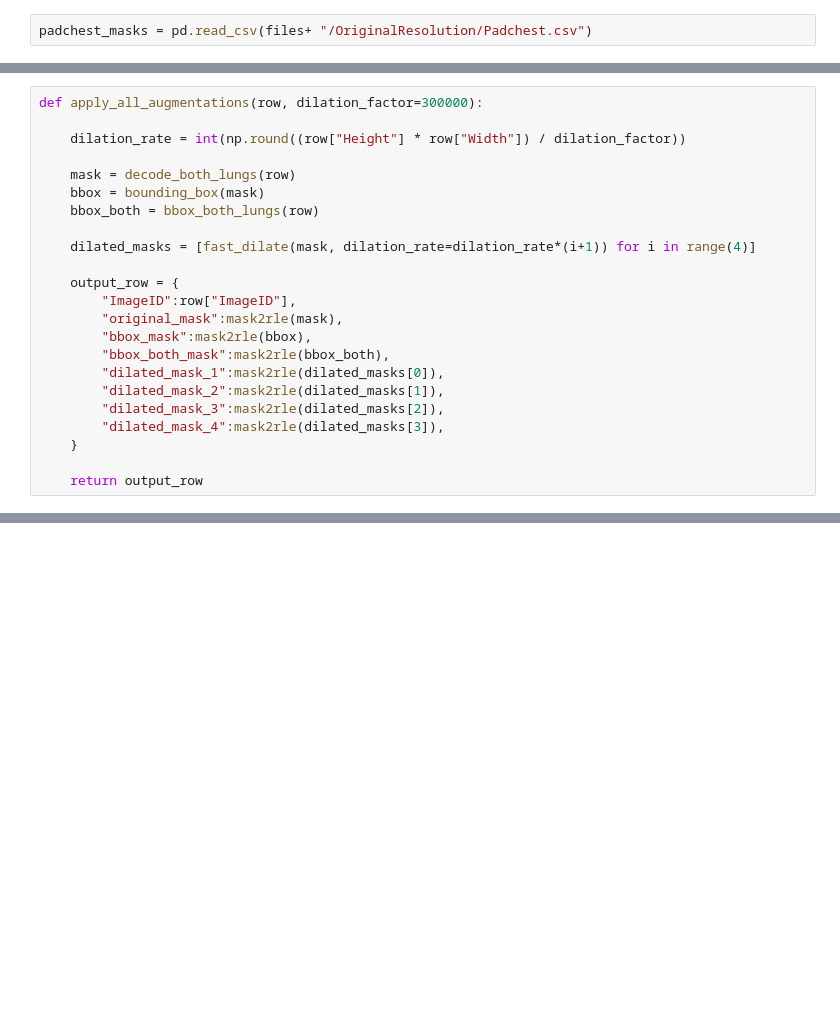
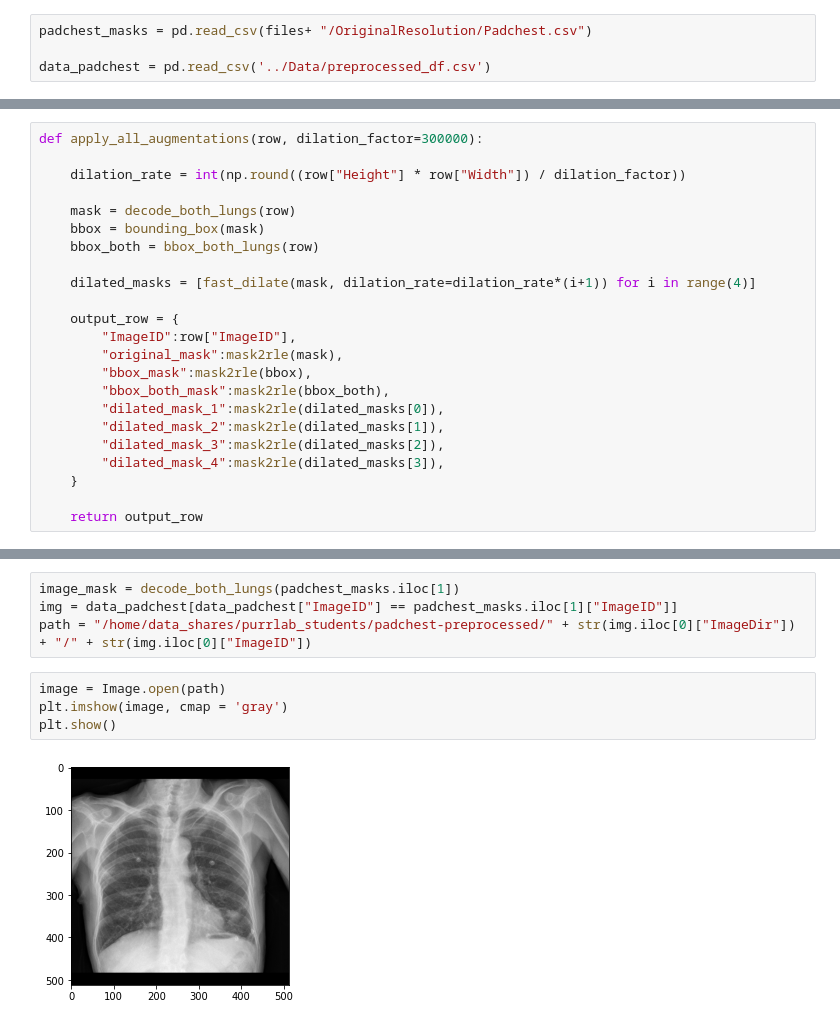
Before and after one commit to CasperAntonPoulsen/LabelReliability_and_PathologyDetection_in_ChestXrays, a Jupyter notebook: Segmentation_preprocessing/Segmentation_mask.ipynb, the cells around one changed output, grey strips where cells are left out. Cells and saved outputs as stored; diff of their text form; blank space fills up the shorter version.

```diff
--- a/Segmentation_preprocessing/Segmentation_mask.ipynb
+++ b/Segmentation_preprocessing/Segmentation_mask.ipynb
@@ -10,2 +13,4 @@ files = "/home/data_shares/purrlab/physionet.org/files/chexmask-cxr-segmentation
 # %%
 padchest_masks = pd.read_csv(files+ "/OriginalResolution/Padchest.csv")
+
+data_padchest = pd.read_csv('../Data/preprocessed_df.csv')
@@ -138,0 +158,10 @@ image = decode_both_lungs(padchest_masks.iloc[0])
+# %%
+image_mask = decode_both_lungs(padchest_masks.iloc[1])
+img = data_padchest[data_padchest["ImageID"] == padchest_masks.iloc[1]["ImageID"]]
+path = "/home/data_shares/purrlab_students/padchest-preprocessed/" + str(img.iloc[0]["ImageDir"]) + "/" + str(img.iloc[0]["ImageID"])
+# %%
+image = Image.open(path)
+plt.imshow(image, cmap = 'gray')
+plt.show()
+# %% [output]
+[figure, added]
```
Also changed, not shown: parts of 8 cells of this notebook.
